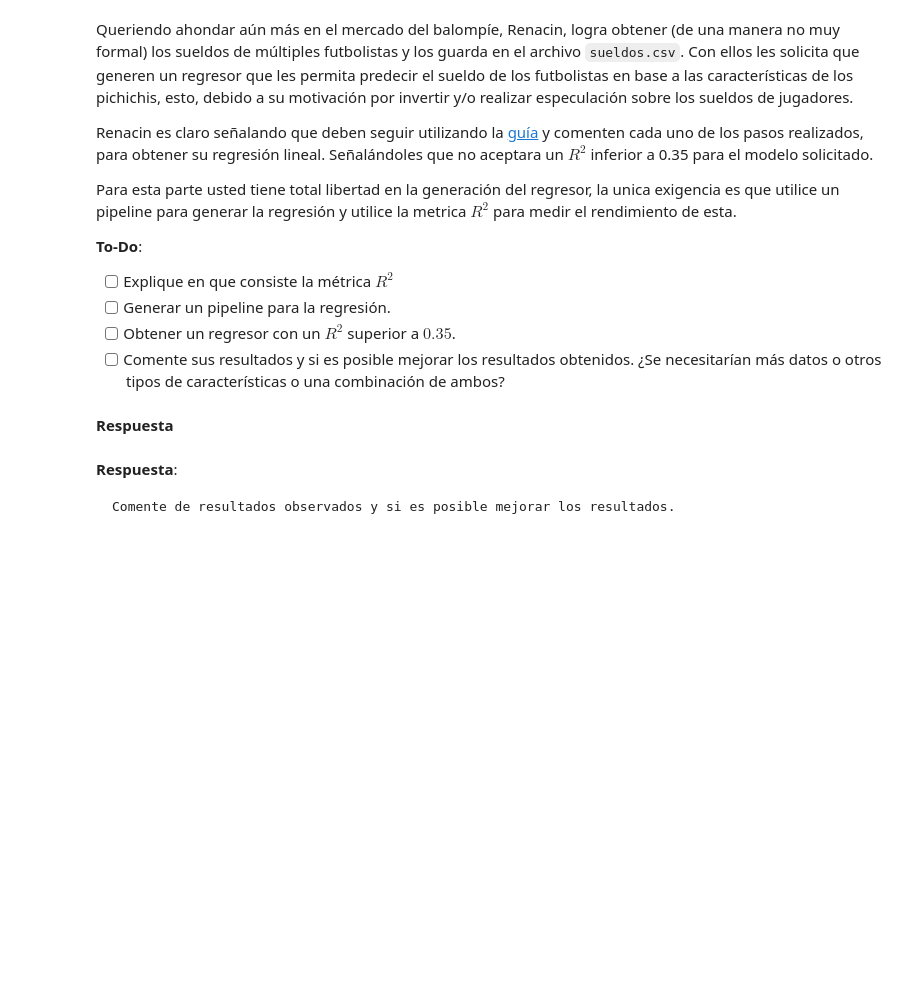
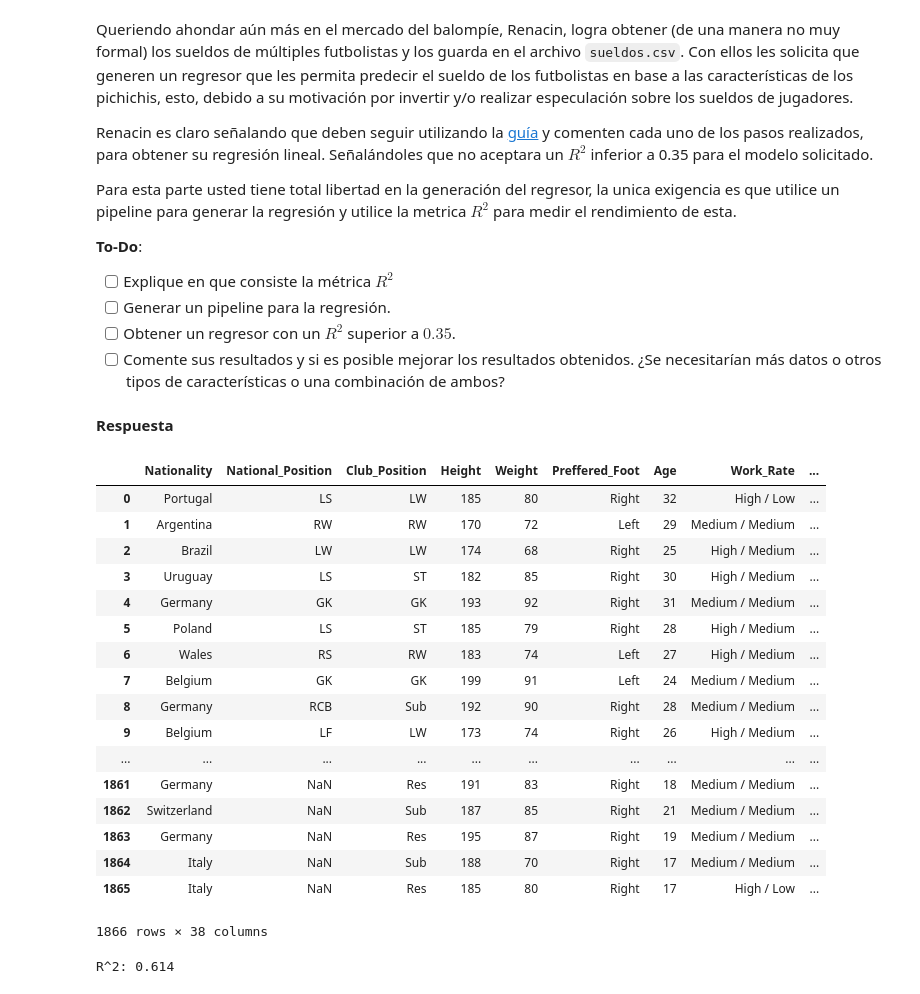
Before and after one commit to matiasvergaras/MDS7201, a Jupyter notebook: Lab7/Laboratorio7_enunciado.ipynb, the cells around one changed output. Cells and saved outputs as stored; diff of their text form; code cells hidden in the pictures; blank space fills up the shorter version.

````diff
--- a/Lab7/Laboratorio7_enunciado.ipynb
+++ b/Lab7/Laboratorio7_enunciado.ipynb
@@ -158,0 +172,11 @@ Hecho esto, ¿Cuantos ejemplos por cada clase se tienen? Comente lo que observa.
+# %%
+no_nominados = df_players.loc[(df_players['National_Position'].isna())]
+nominados = df_players.loc[~(df_players['National_Position'].isna())]
+
+print(f"Jugadores no seleccionados: {no_nominados.shape[0]}")
+print(f"Jugadores seleccionados: {nominados.shape[0]}")
+print(f"Porcentaje seleccionados: {round(nominados.size/(df_players.size) * 100, 2)}%")
+
+# para que los labels queden en el dataset
+df_players.loc[(df_players['National_Position'].isna()),'Seleccionado'] = 0
+df_players.loc[~(df_players['National_Position'].isna()),'Seleccionado'] = 1
@@ -299,6 +759,5 @@ Para esta parte usted tiene total libertad en la generación del regresor, la un
-# %% [markdown]
-**Respuesta**:
-
-```
-Comente de resultados observados y si es posible mejorar los resultados.
-```
+# %%
+df_salary = pd.read_csv('salarios.csv')
+df_salary = df_salary.loc[:,['Player', 'Weekly Salary']]
+df_wage = df_players.merge(df_salary, right_on='Player', left_on='Name', how='inner')
+df_wage['Weekly Salary'] = df_wage['Weekly Salary'].astype(int)
@@ -304,0 +832,32 @@ Comente de resultados observados y si es posible mejorar los resultados.
+# %%
+y = df_wage.loc[:, "Weekly Salary"]
+X = df_wage.drop(['Player', 'Weekly Salary', 'Name', 'Seleccionado'], axis=1)
+
+display(X)
+
+X_train, X_test, y_train, y_test = train_test_split(X, y, test_size=0.33, random_state=0)
+
+pipe = wage_pipe.fit(X_train, y_train)
+y_pred = pipe.predict(X_test)
+
+print(f"R^2: {round(r2_score(y_test, y_pred), 3)}")
+# %% [output]
+|  | Nationality | National_Position | Club_Position | Height | Weight | Preffered_Foot | Age | Work_Rate | ... |
+| 0 | Portugal | LS | LW | 185 | 80 | Right | 32 | High / Low | ... |
+| 1 | Argentina | RW | RW | 170 | 72 | Left | 29 | Medium / Medium | ... |
+| 2 | Brazil | LW | LW | 174 | 68 | Right | 25 | High / Medium | ... |
+| 3 | Uruguay | LS | ST | 182 | 85 | Right | 30 | High / Medium | ... |
+| 4 | Germany | GK | GK | 193 | 92 | Right | 31 | Medium / Medium | ... |
+| 5 | Poland | LS | ST | 185 | 79 | Right | 28 | High / Medium | ... |
+| 6 | Wales | RS | RW | 183 | 74 | Left | 27 | High / Medium | ... |
+| 7 | Belgium | GK | GK | 199 | 91 | Left | 24 | Medium / Medium | ... |
+| 8 | Germany | RCB | Sub | 192 | 90 | Right | 28 | Medium / Medium | ... |
+| 9 | Belgium | LF | LW | 173 | 74 | Right | 26 | High / Medium | ... |
+| ... | ... | ... | ... | ... | ... | ... | ... | ... | ... |
+| 1861 | Germany | NaN | Res | 191 | 83 | Right | 18 | Medium / Medium | ... |
+| 1862 | Switzerland | NaN | Sub | 187 | 85 | Right | 21 | Medium / Medium | ... |
+| 1863 | Germany | NaN | Res | 195 | 87 | Right | 19 | Medium / Medium | ... |
+| 1864 | Italy | NaN | Sub | 188 | 70 | Right | 17 | Medium / Medium | ... |
+| 1865 | Italy | NaN | Res | 185 | 80 | Right | 17 | High / Low | ... |
+1866 rows × 38 columns
+R^2: 0.614
````
Also changed, not shown: parts of 26 cells of this notebook.
